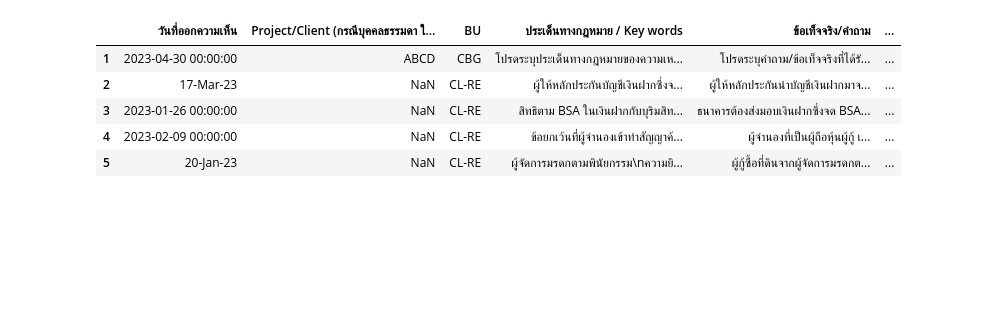
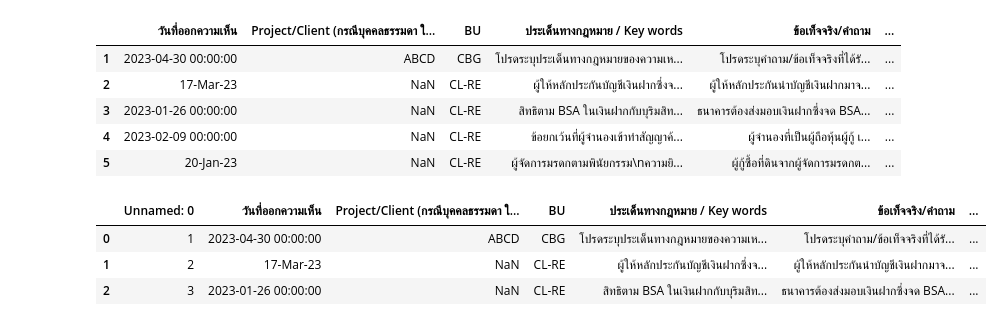
Before and after one commit to rit1217/Study-RAG, a Jupyter notebook: introduction_to_rag.ipynb, the cells around one changed output. Drawn from its saved outputs; the diff is of its cells as text; code cells hidden in the pictures; blank space fills up the shorter version.

```diff
--- a/introduction_to_rag.ipynb
+++ b/introduction_to_rag.ipynb
@@ -135,0 +169,9 @@ test_df.to_excel("/content/drive/MyDrive/KKP/รวบรวมความเ
+# %%
+resp = pd.read_excel("/content/drive/MyDrive/KKP/รวบรวมความเห็นและประเด็นทางกฎหมาย AI_RESPONSES_2FILES.xlsx")
+
+resp.head(3)
+# %% [output]
+|  | Unnamed: 0 | วันที่ออกความเห็น | Project/Client (กรณีบุคคลธรรมดา ใ... | BU | ประเด็นทางกฎหมาย / Key words | ข้อเท็จจริง/คำถาม | ... |
+| 0 | 1 | 2023-04-30 00:00:00 | ABCD | CBG | โปรดระบุประเด็นทางกฎหมายของความเห... | โปรดระบุคำถาม/ข้อเท็จจริงที่ได้รั... | ... |
+| 1 | 2 | 17-Mar-23 | NaN | CL-RE | ผู้ให้หลักประกันบัญชีเงินฝากซึ่งจ... | ผู้ให้หลักประกันนำบัญชีเงินฝากมาจ... | ... |
+| 2 | 3 | 2023-01-26 00:00:00 | NaN | CL-RE | สิทธิตาม BSA ในเงินฝากกับบุริมสิท... | ธนาคารต้องส่งมอบเงินฝากซึ่งจด BSA... | ... |
```
Also changed, not shown: parts of 26 cells of this notebook.
